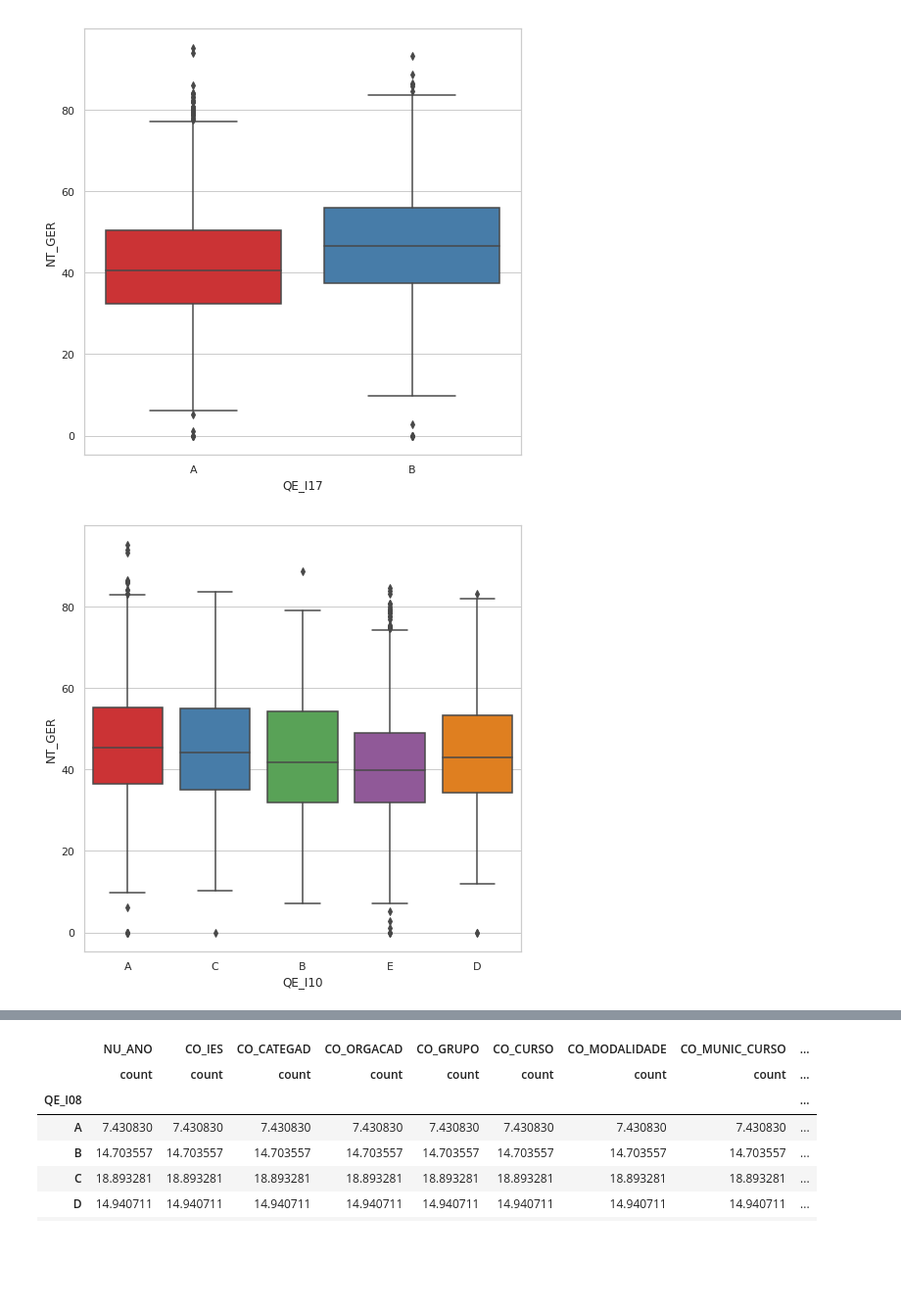
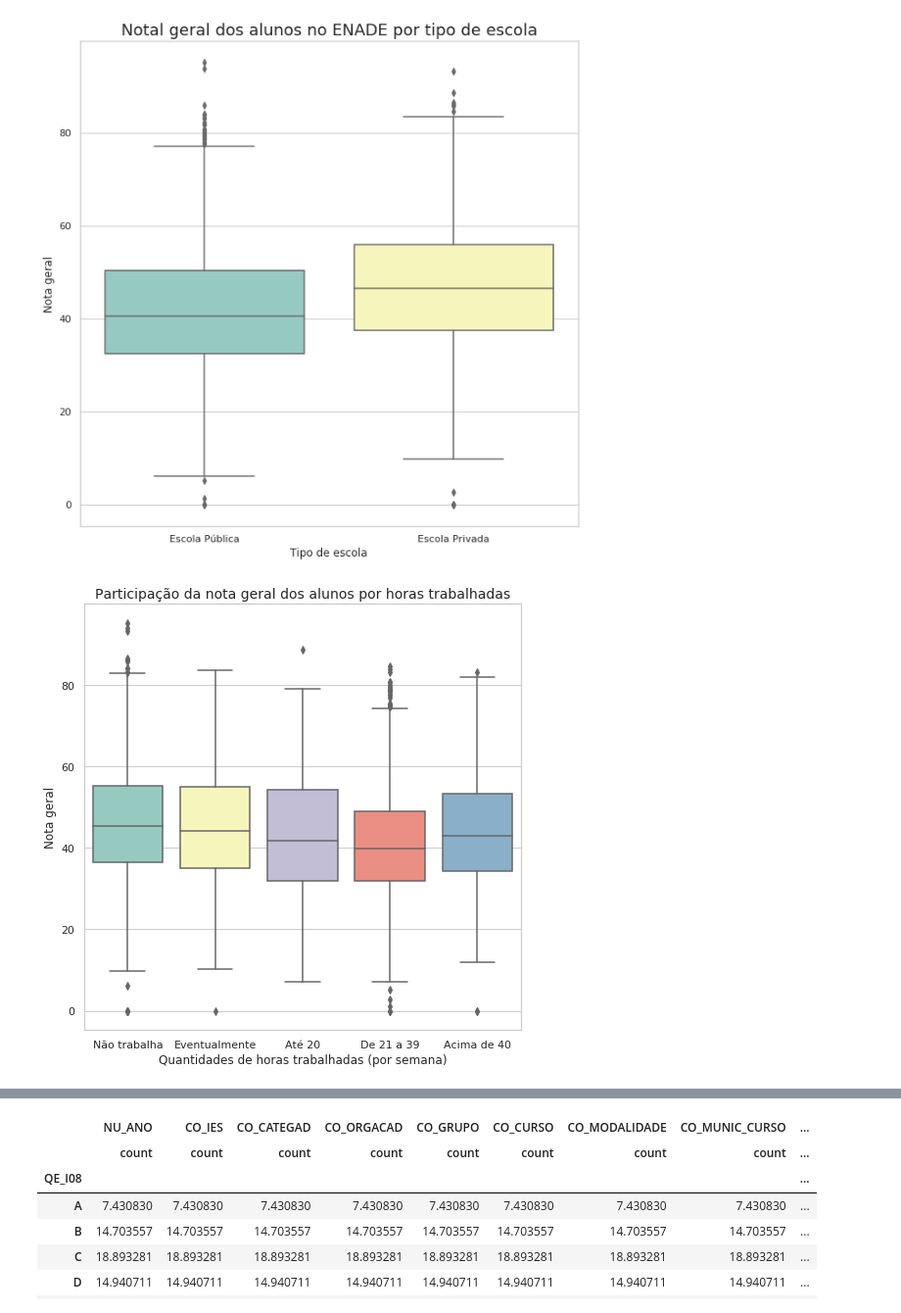
Before and after one commit to danielrcoura/metodologia-enade, a Jupyter notebook: Analise.ipynb, the cells around one changed output, grey strips where cells are left out. Shown: that part at 98% size. Saved outputs shown, nothing was run; the diff lists cells and outputs as text; code cells hidden in the pictures; blank space fills up the shorter version.

```diff
--- a/Analise.ipynb
+++ b/Analise.ipynb
@@ -33,21 +28,31 @@ dados
 # Questão 5
 # %%
 alunos_ensino_medio = dados[((dados['QE_I17'] == 'A') | (dados['QE_I17'] == 'B')) & dados['QE_I18']]
-fig, ax = plt.subplots(figsize=(8,8))
-sns.boxplot(x='QE_I17', y='NT_GER', data=alunos_ensino_medio, palette='Set1')
+fig, ax = plt.subplots(figsize=(10,10))
+sns.boxplot(x='QE_I17', y='NT_GER', data=alunos_ensino_medio, palette='Set3')
+labels = ['Escola Pública', 'Escola Privada']
+ax.set_xticklabels(labels)
+ax.set_title('Notal geral dos alunos no ENADE por tipo de escola', size=18)
+ax.set_xlabel('Tipo de escola')
+ax.set_ylabel('Nota geral')
 # sns.stripplot(x='QE_I10', y='NT_GER', data=dados, s=7, color='orange')
 plt.show()
 # %% [output]
-[figure, old version]
+[figure, new version]
 # %%
 # Questão 3
 # %%
 fig, ax = plt.subplots(figsize=(8,8))
-sns.boxplot(x='QE_I10', y='NT_GER', data=dados, palette='Set1')
+sns.boxplot(x='QE_I10', y='NT_GER', data=dados, palette='Set3')
+labels = ['Não trabalha', 'Eventualmente', 'Até 20', 'De 21 a 39', 'Acima de 40']
+ax.set_xticklabels(labels)
+ax.set_title('Participação da nota geral dos alunos por horas trabalhadas', fontsize=14)
+ax.set_xlabel('Quantidades de horas trabalhadas (por semana)')
+ax.set_ylabel('Nota geral')
 # sns.stripplot(x='QE_I10', y='NT_GER', data=dados, s=7, color='orange')
 plt.show()
 # %% [output]
-[figure, old version]
+[figure, new version]
 # %%
 # Questão 4
 # %%
```
Also changed, not shown: parts of 2 cells of this notebook.
